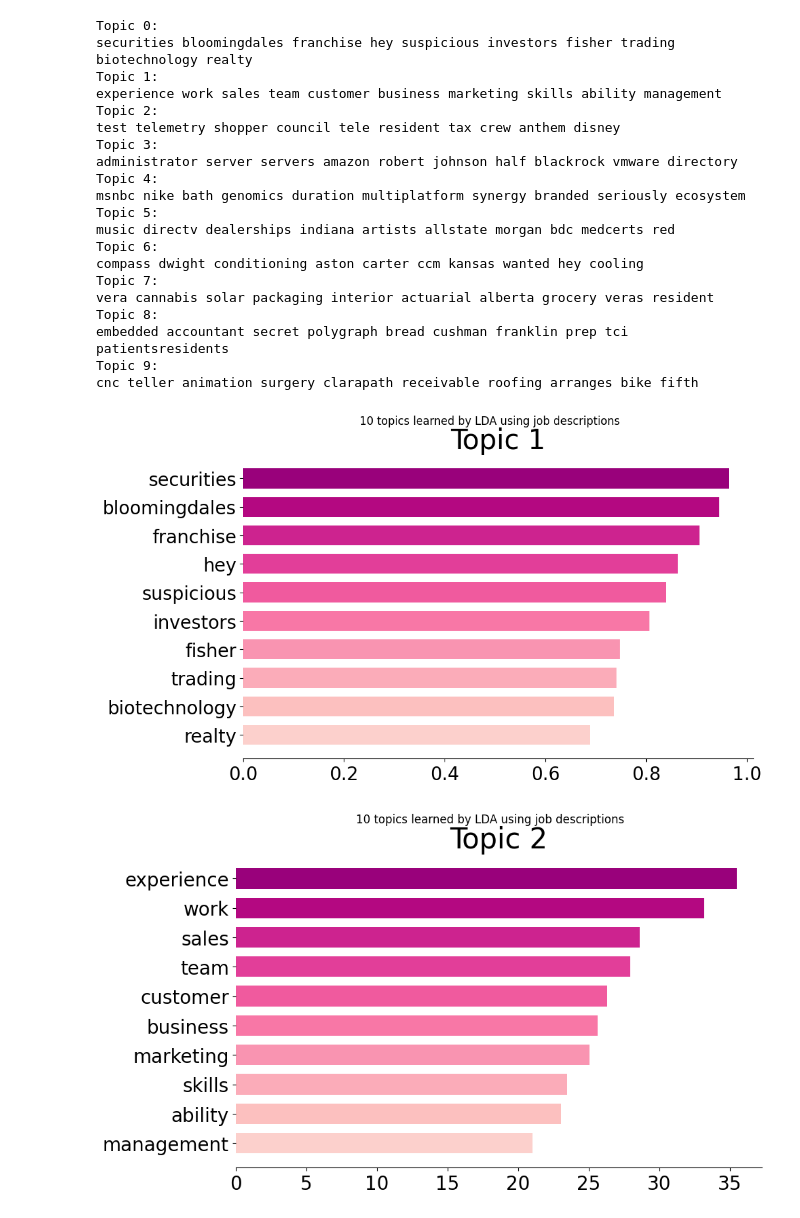
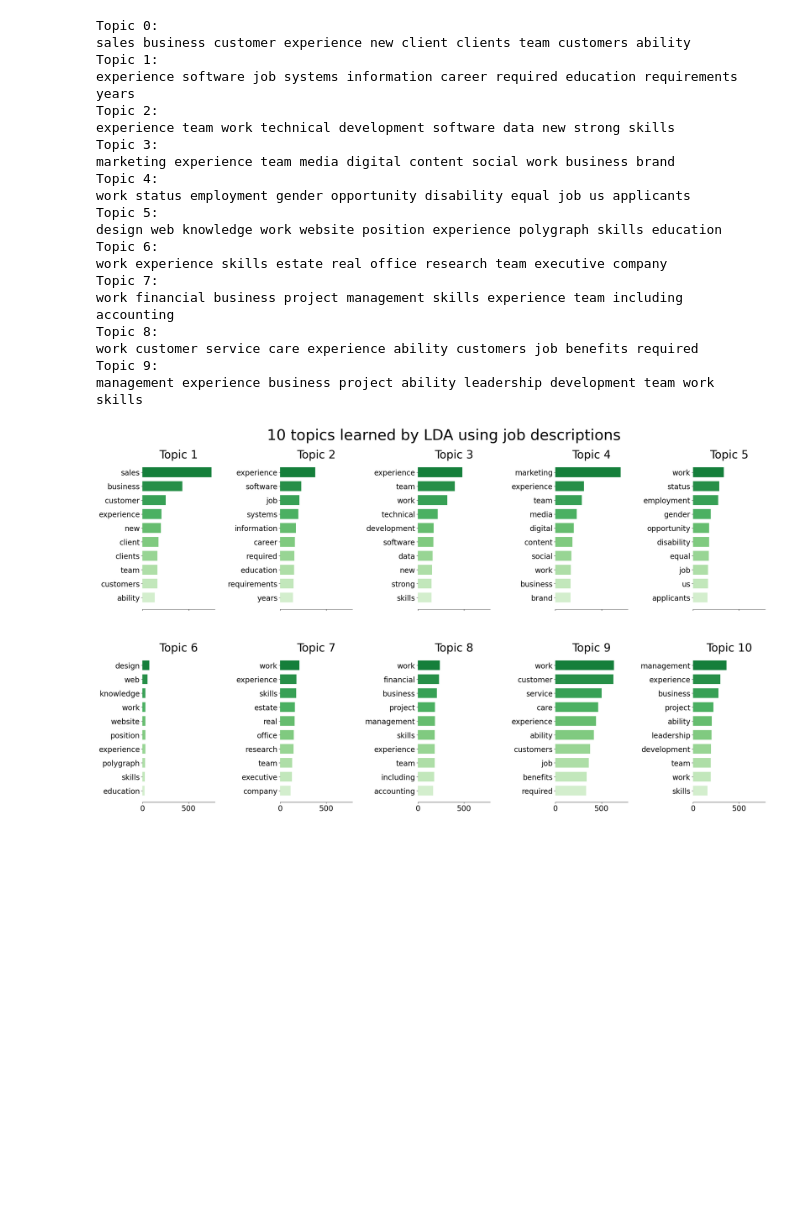
Before and after one commit to hivesew/Latent-Dirichlet-Allocation, a Jupyter notebook: jobsLDA.ipynb, the cells around one changed output. Drawn from its saved outputs; the diff is of its cells as text; code cells hidden in the pictures; blank space fills up the shorter version.

```diff
--- a/jobsLDA.ipynb
+++ b/jobsLDA.ipynb
@@ -1,11 +14,6 @@
 # %%
-import pandas as pd
-import re
-import nltk
-from nltk.corpus import stopwords
-from nltk.tokenize import word_tokenize
 
-df = pd.read_csv('./job_descriptions.csv')
+df = pd.read_csv('./datasets/cleaned-job-descriptions.csv')
 pd.options.display.max_rows = 999
 pd.options.display.max_colwidth = 200
 
@@ -14,7 +22,6 @@ df =df[['job_description']]
 df['job_description'] = df['job_description'].apply(lambda x: x.lower())
 # remove punctuation and numbers
 df['job_description'] = df['job_description'].apply(lambda x: re.sub(r'[^a-z\s]', '', x))
-
 #remove \n
 df['job_description'] = df['job_description'].apply(lambda x: x.replace('\n', ' '))
 
@@ -34,27 +41,17 @@ def remove_stopwords(description):
 
 # Apply the cleaning function to each description
 df['job_description'] = df['job_description'].apply(remove_stopwords)
-
-df.to_csv('./cleaned-job-descriptions.csv', index=False)
-
-# wordcloud
-# from wordcloud import WordCloud
-# long_string = ' '.join(df['job_description'])
-# wordcloud = WordCloud(width=2000, height=1400, background_color='white').generate(long_string)
-# wordcloud.to_file('job_wordcloud.png')
-
-from sklearn.feature_extraction.text import CountVectorizer
-from sklearn.feature_extraction.text import TfidfVectorizer
-from sklearn.decomposition import LatentDirichletAllocation
+# save the cleaned data
+df.to_csv('./datasets/cleaned-job-descriptions.csv', index=False)
 
 # Latent Dirichlet Allocation (LDA) Model using scikit-learn
 data = df
 # Create a CountVectorizer for LDA
-count_vectorizer = TfidfVectorizer(stop_words=job_stopwords, max_df=0.95, min_df=2)
-count_data = count_vectorizer.fit_transform(data['job_description'])
+vectorizer = CountVectorizer(stop_words=job_stopwords, max_df=0.95, min_df=2)
+count_data = vectorizer.fit_transform(data['job_description'])
 
 n_topics = 10
-lda = LatentDirichletAllocation(n_components=n_topics, random_state=1000)
+lda = LatentDirichletAllocation(n_components=n_topics)
 lda.fit(count_data)
 
 def display_topics(model, feature_names, no_top_words):
@@ -63,56 +60,54 @@ def display_topics(model, feature_names, no_top_words):
         print(" ".join([feature_names[i] for i in topic.argsort()[:-no_top_words - 1:-1]]))
 
 no_top_words = 10
-display_topics(lda, count_vectorizer.get_feature_names_out(), no_top_words)
+display_topics(lda, vectorizer.get_feature_names_out(), no_top_words)
 
-import matplotlib.pyplot as plt
-import numpy as np
-import random
 colormaps = ['Greys', 'Purples', 'Blues', 'Greens', 'Oranges', 'Reds', 'YlOrBr', 'YlOrRd', 'OrRd', 'PuRd', 'RdPu', 'BuPu','GnBu', 'PuBu', 'YlGnBu', 'PuBuGn', 'BuGn', 'YlGn']
 
 def plot_top_words(model, feature_names, n_top_words, title):
+    fig, axes = plt.subplots(2, 5, figsize=(30, 15), sharex=True)
+    axes = axes.flatten()
     color = random.choice(colormaps)
     colors = plt.get_cmap(color)(np.linspace(0.2, 0.8, n_top_words))
     # reverse the color map so that the first topic is the darkest
     # colors = colors[::-1]
 
     for topic_idx, topic in enumerate(model.components_):
         top_features_ind = topic.argsort()[-n_top_words:]
         top_features = feature_names[top_features_ind]
         weights = topic[top_features_ind]
 
-        fig, ax = plt.subplots(figsize=(10, 6))
+        ax = axes[topic_idx]
         ax.barh(top_features, weights, height=0.7, color=colors)  # Specify the colors for each bar
         ax.set_title(f"Topic {topic_idx +1}", fontdict={"fontsize": 30})
         ax.tick_params(axis="both", which="major", labelsize=20)
         for i in "top right left".split():
             ax.spines[i].set_visible(False)
-        fig.suptitle(title, fontsize=12)
+        fig.suptitle(title, fontsize=40)
 
     plt.subplots_adjust(top=0.90, bottom=0.05, wspace=0.90, hspace=0.3)
     plt.show()
 
-plot_top_words(lda, count_vectorizer.get_feature_names_out(), no_top_words, f'{no_top_words} topics learned by LDA using job descriptions')
+plot_top_words(lda, vectorizer.get_feature_names_out(), no_top_words, f'{no_top_words} topics learned by LDA using job descriptions')
 # %% [output]
 Topic 0:
-securities bloomingdales franchise hey suspicious investors fisher trading biotechnology realty
+sales business customer experience new client clients team customers ability
 Topic 1:
-experience work sales team customer business marketing skills ability management
+experience software job systems information career required education requirements years
 Topic 2:
-test telemetry shopper council tele resident tax crew anthem disney
+experience team work technical development software data new strong skills
 Topic 3:
-administrator server servers amazon robert johnson half blackrock vmware directory
+marketing experience team media digital content social work business brand
 Topic 4:
-msnbc nike bath genomics duration multiplatform synergy branded seriously ecosystem
+work status employment gender opportunity disability equal job us applicants
 Topic 5:
-music directv dealerships indiana artists allstate morgan bdc medcerts red
+design web knowledge work website position experience polygraph skills education
 Topic 6:
-compass dwight conditioning aston carter ccm kansas wanted hey cooling
+work experience skills estate real office research team executive company
 Topic 7:
-vera cannabis solar packaging interior actuarial alberta grocery veras resident
+work financial business project management skills experience team including accounting
 Topic 8:
-embedded accountant secret polygraph bread cushman franklin prep tci patientsresidents
+work customer service care experience ability customers job benefits required
 Topic 9:
-cnc teller animation surgery clarapath receivable roofing arranges bike fifth
+management experience business project ability leadership development team work skills
-[figure, old version]
+[figure, new version]
-[figure, removed]
```
Also changed, not shown: parts of 3 cells of this notebook, 22 other files.
